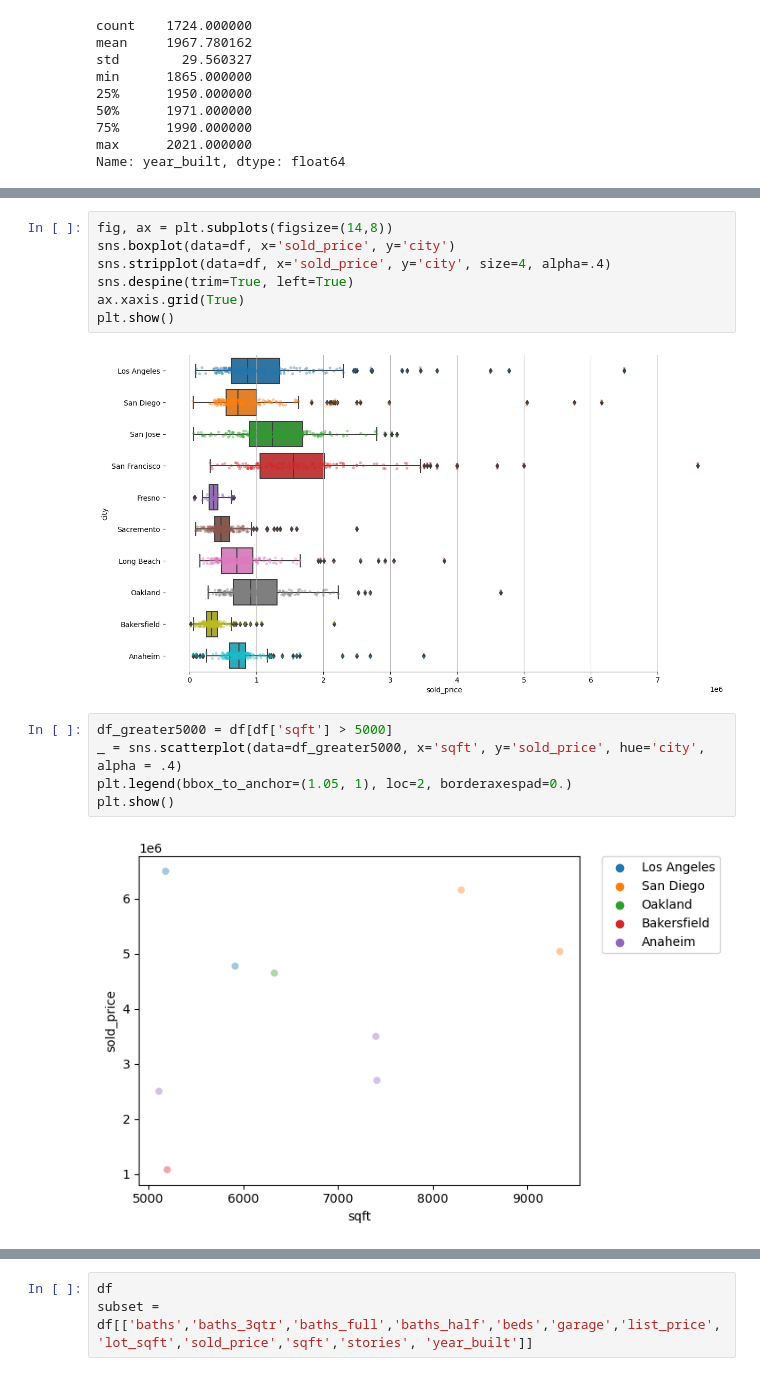
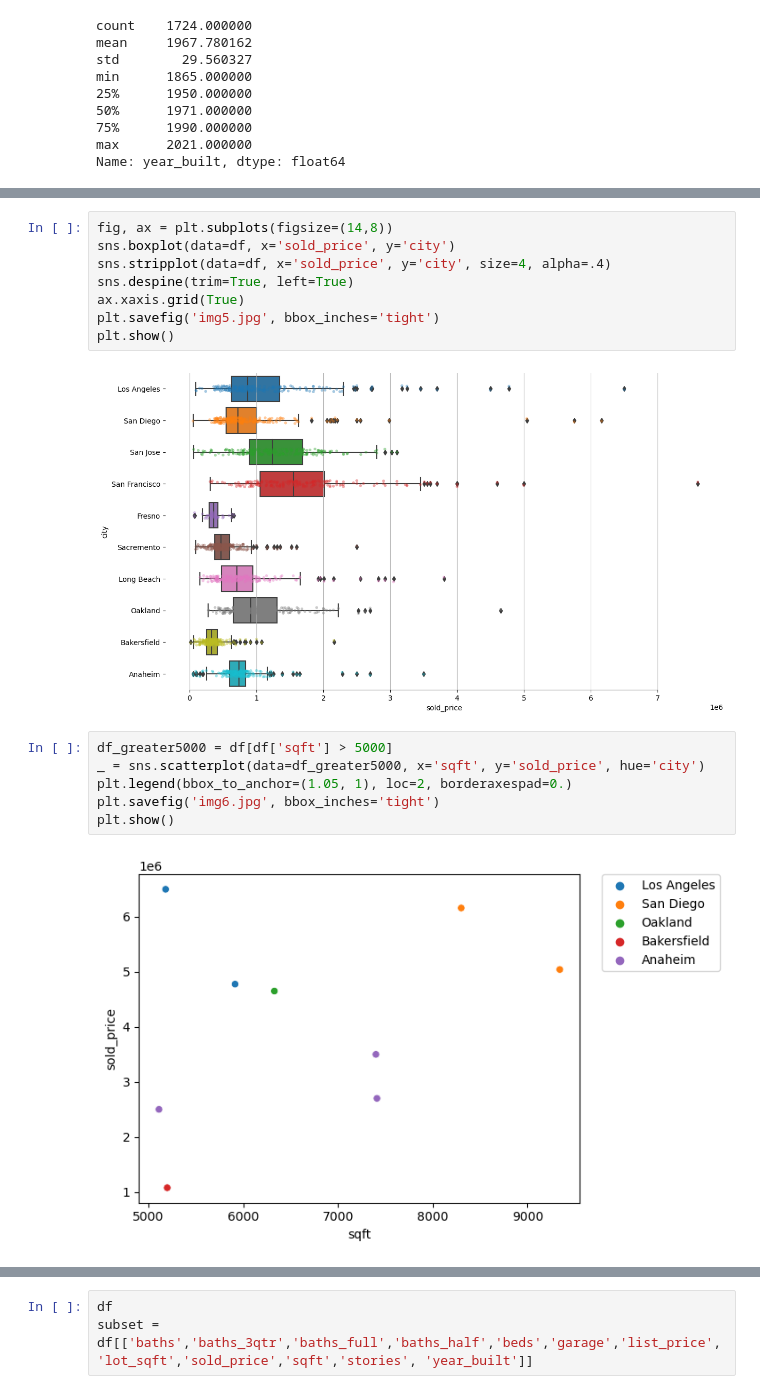
Before and after one commit to Alan-Phan/RealEstate, a Jupyter notebook: EDA/EDA.ipynb, the cells around one changed output, grey strips where cells are left out. Drawn from its saved outputs; the diff is of its cells as text.

```diff
--- a/EDA/EDA.ipynb
+++ b/EDA/EDA.ipynb
@@ -131,16 +131,18 @@ sns.boxplot(data=df, x='sold_price', y='city')
 sns.stripplot(data=df, x='sold_price', y='city', size=4, alpha=.4)
 sns.despine(trim=True, left=True)
 ax.xaxis.grid(True)
+plt.savefig('img5.jpg', bbox_inches='tight')
 plt.show()
 # %% [output]
 [figure]
 # %%
 df_greater5000 = df[df['sqft'] > 5000]
-_ = sns.scatterplot(data=df_greater5000, x='sqft', y='sold_price', hue='city', alpha = .4)
+_ = sns.scatterplot(data=df_greater5000, x='sqft', y='sold_price', hue='city')
 plt.legend(bbox_to_anchor=(1.05, 1), loc=2, borderaxespad=0.)
+plt.savefig('img6.jpg', bbox_inches='tight')
 plt.show()
 # %% [output]
-[figure, old version]
+[figure, new version]
 # %%
 ax = df.groupby('city')['sold_price'].median().plot(kind='bar',
                                                      title = 'Median house Price By City')
```
Also changed, not shown: parts of 11 cells of this notebook, 19 other files.
